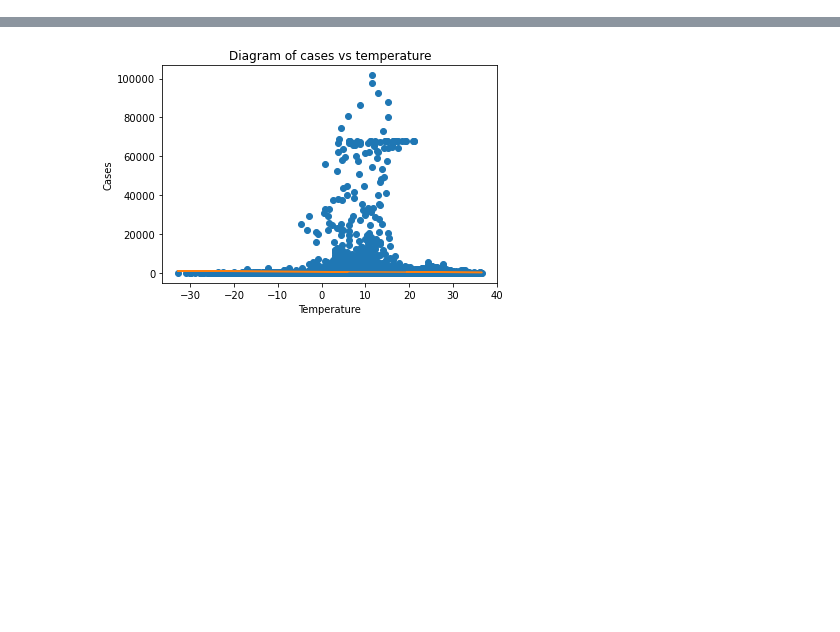
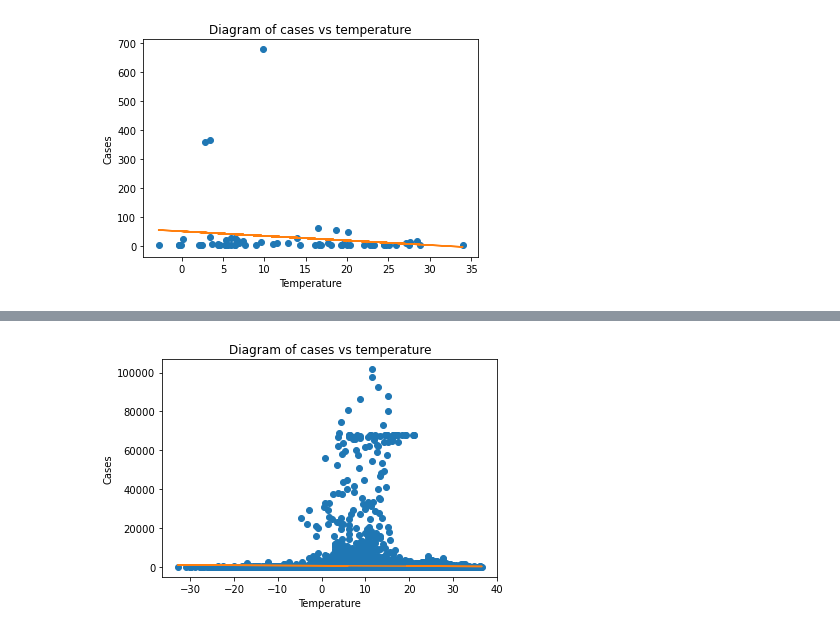
Before and after one commit to PanagiotaAlex/Covid-19-project, a Jupyter notebook: Correlation.ipynb, the cells around one changed output, grey strips where cells are left out. Cells and saved outputs as stored; diff of their text form; code cells hidden in the pictures; blank space fills up the shorter version.

```diff
--- a/Correlation.ipynb
+++ b/Correlation.ipynb
@@ -39,0 +88,2 @@ df.head()
+# %%
+pf1= pf['01-22-2020':'02-05-2020']
@@ -39,0 +110,2 @@ df.head()
+# %%
+pf2 = pf1.drop(['State','Daily_cases','Daily_death','Latitude','Longitude'], axis=1)
@@ -39,0 +166,25 @@ df.head()
+# %%
+pfc = country_dataset.drop('Country', axis=1)
+# %%
+#Remove outliers with z-score
+z_scores = stats.zscore(pfc)
+#calculate z-scores of `pf5`
+
+abs_z_scores = np.abs(z_scores)
+filtered_entries = (abs_z_scores < 3).all(axis=1)
+new_df = pfc[filtered_entries]
+# %%
+xi = new_df.Temperature
+y = new_df.Cumulative_cases
+
+slope, intercept, r_value, p_value, std_err = stats.linregress(xi,y)
+line = slope*xi+intercept
+
+plt.plot(xi,y,'o', xi, line)
+plt.xlabel("Temperature")
+plt.ylabel("Cases")
+plt.title('Diagram of cases vs temperature')
+ax = plt.gca()
+fig = plt.gcf()
+# %% [output]
+[figure, added]
```
Also changed, not shown: parts of 43 cells of this notebook.
